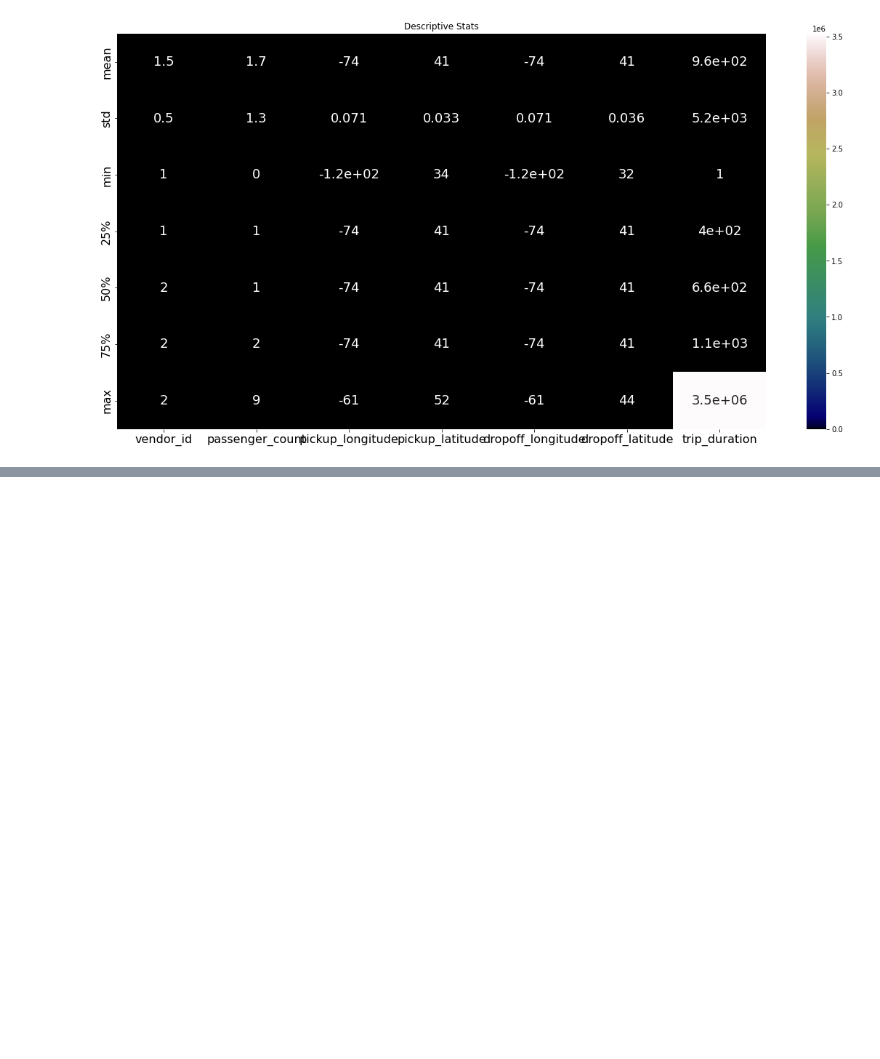
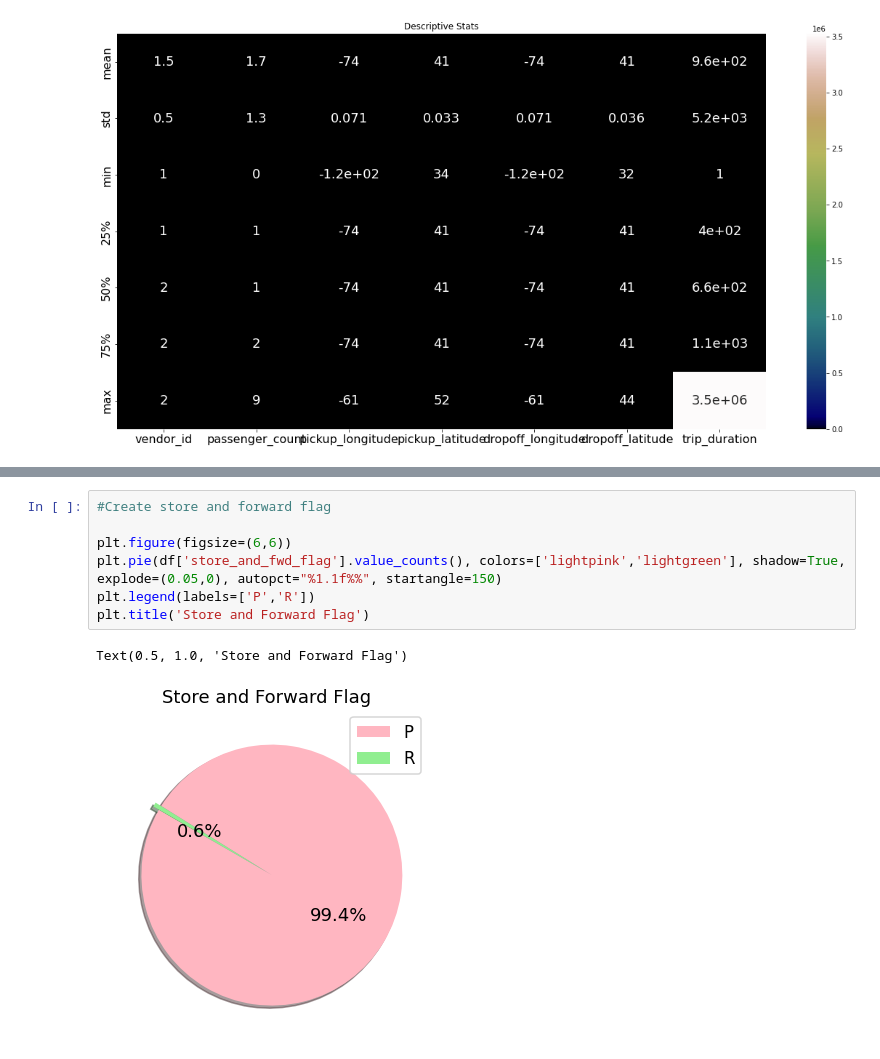
Before and after one commit to Rajvee-Sharma/NYC-Taxi-Trip-Prediction, a Jupyter notebook: Untitled0.ipynb, the cells around one changed output, grey strips where cells are left out. Saved outputs shown, nothing was run; the diff lists cells and outputs as text; blank space fills up the shorter version.

```diff
--- a/Untitled0.ipynb
+++ b/Untitled0.ipynb
@@ -155,0 +245,10 @@ Text(0.5, 1.0, 'Descriptive Stats')
+# %%
+#Create store and forward flag
+
+plt.figure(figsize=(6,6))
+plt.pie(df['store_and_fwd_flag'].value_counts(), colors=['lightpink','lightgreen'], shadow=True, explode=(0.05,0), autopct="%1.1f%%", startangle=150)
+plt.legend(labels=['P','R'])
+plt.title('Store and Forward Flag')
+# %% [output]
+Text(0.5, 1.0, 'Store and Forward Flag')
+[figure, added]
```
Also changed, not shown: parts of 22 cells of this notebook.
